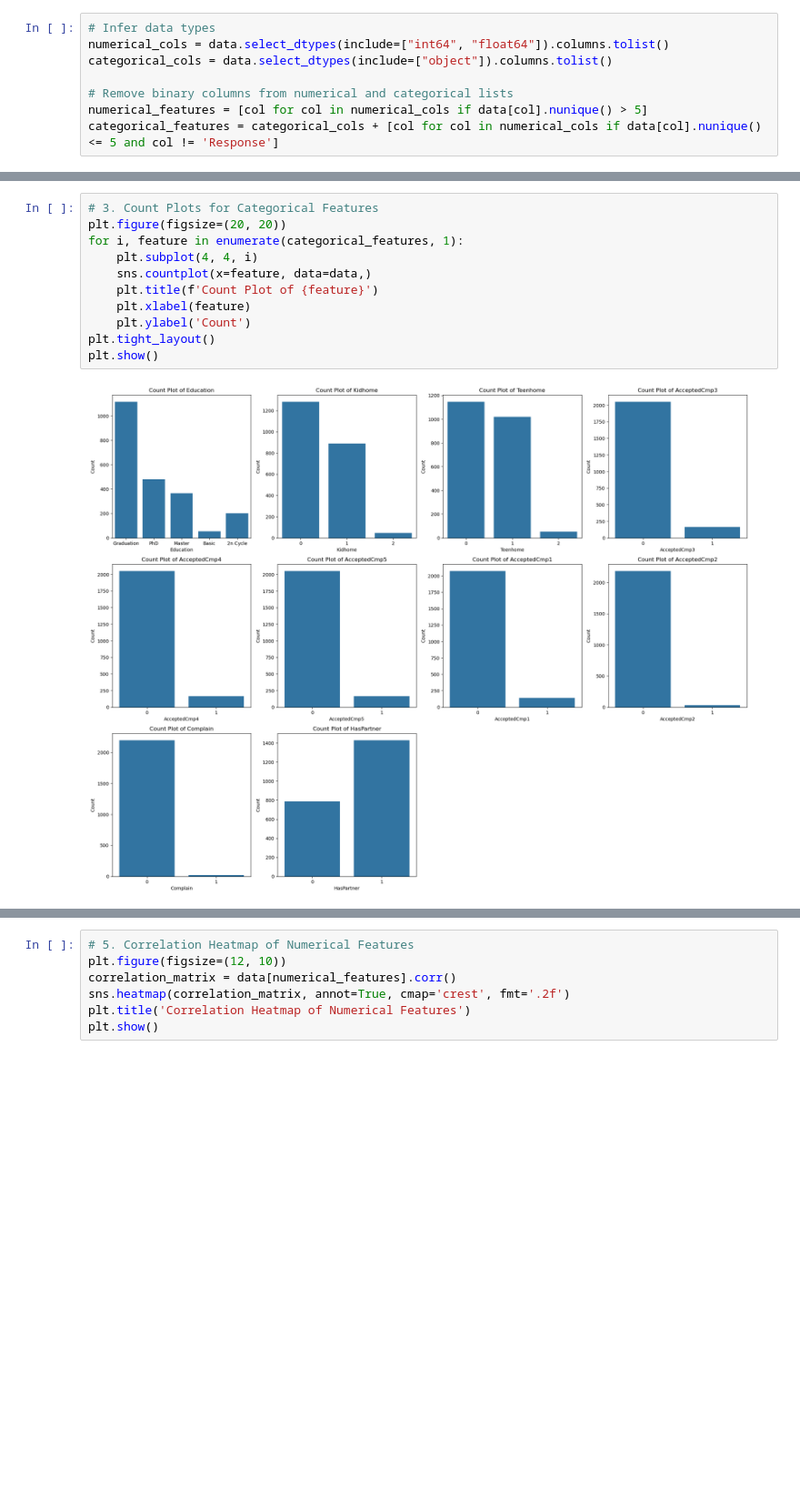
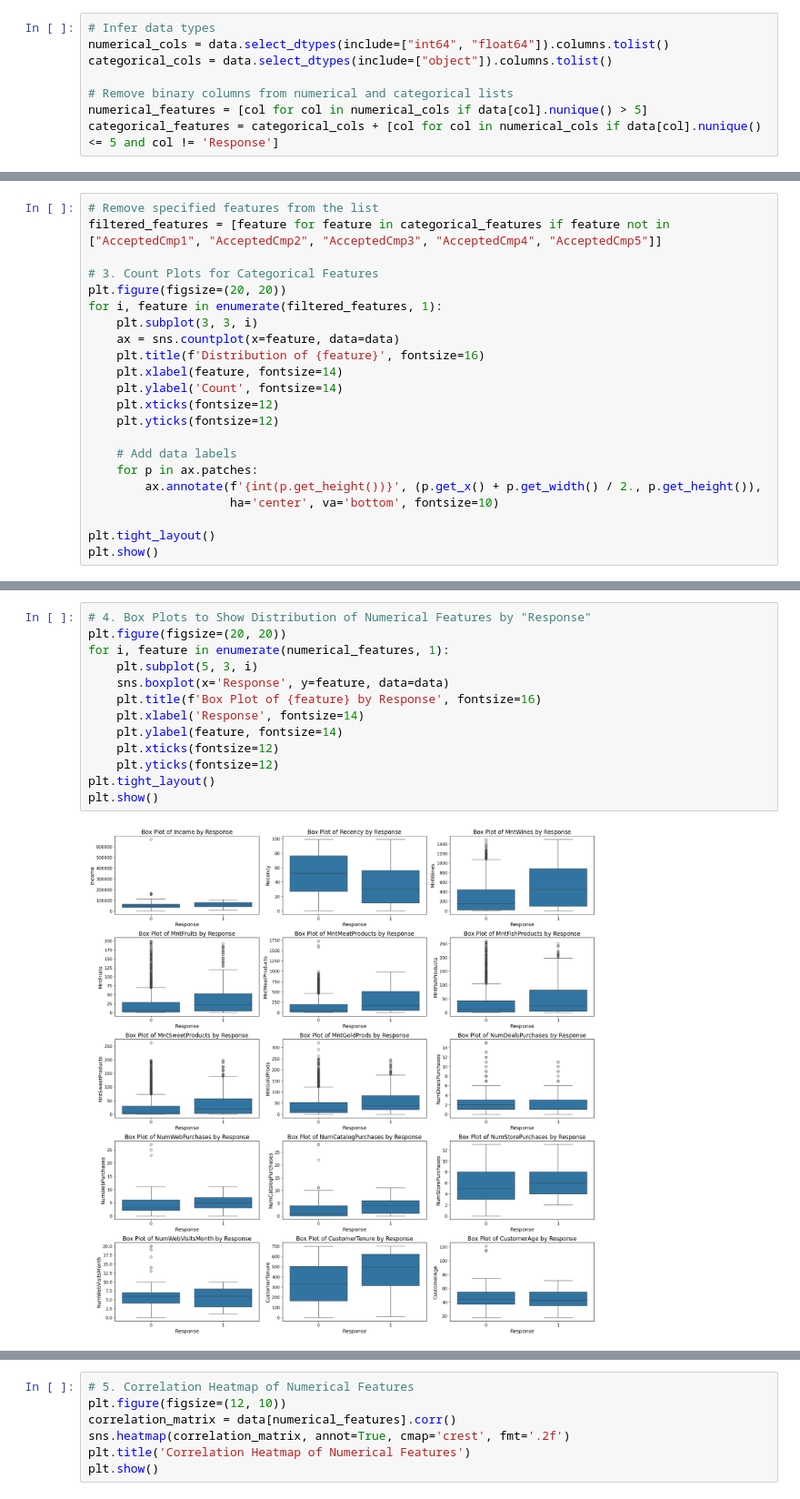
Before and after one commit to janbielski-uekat/praca-magisterska, a Jupyter notebook: notebooks/data_exploration.ipynb, the cells around one changed output, grey strips where cells are left out. Shown at 91% size. Drawn from its saved outputs; the diff is of its cells as text; blank space fills up the shorter version.

```diff
--- a/notebooks/data_exploration.ipynb
+++ b/notebooks/data_exploration.ipynb
@@ -47,0 +75,22 @@ plt.show()
+# %%
+# Remove specified features from the list
+filtered_features = [feature for feature in categorical_features if feature not in ["AcceptedCmp1", "AcceptedCmp2", "AcceptedCmp3", "AcceptedCmp4", "AcceptedCmp5"]]
+
+# 3. Count Plots for Categorical Features
+plt.figure(figsize=(20, 20))
+for i, feature in enumerate(filtered_features, 1):
+    plt.subplot(3, 3, i)
+    ax = sns.countplot(x=feature, data=data)
+    plt.title(f'Distribution of {feature}', fontsize=16)
+    plt.xlabel(feature, fontsize=14)
+    plt.ylabel('Count', fontsize=14)
+    plt.xticks(fontsize=12)
+    plt.yticks(fontsize=12)
+
+    # Add data labels
+    for p in ax.patches:
+        ax.annotate(f'{int(p.get_height())}', (p.get_x() + p.get_width() / 2., p.get_height()),
+                    ha='center', va='bottom', fontsize=10)
+
+plt.tight_layout()
+plt.show()
@@ -48,13 +99,15 @@ plt.show()
 # %%
-# 3. Count Plots for Categorical Features
+# 4. Box Plots to Show Distribution of Numerical Features by "Response"
 plt.figure(figsize=(20, 20))
-for i, feature in enumerate(categorical_features, 1):
-    plt.subplot(4, 4, i)
-    sns.countplot(x=feature, data=data,)
-    plt.title(f'Count Plot of {feature}')
-    plt.xlabel(feature)
-    plt.ylabel('Count')
+for i, feature in enumerate(numerical_features, 1):
+    plt.subplot(5, 3, i)
+    sns.boxplot(x='Response', y=feature, data=data)
+    plt.title(f'Box Plot of {feature} by Response', fontsize=16)
+    plt.xlabel('Response', fontsize=14)
+    plt.ylabel(feature, fontsize=14)
+    plt.xticks(fontsize=12)
+    plt.yticks(fontsize=12)
 plt.tight_layout()
 plt.show()
 # %% [output]
-[figure, old version]
+[figure, new version]
```
Also changed, not shown: parts of 6 cells of this notebook, 30 other files.
